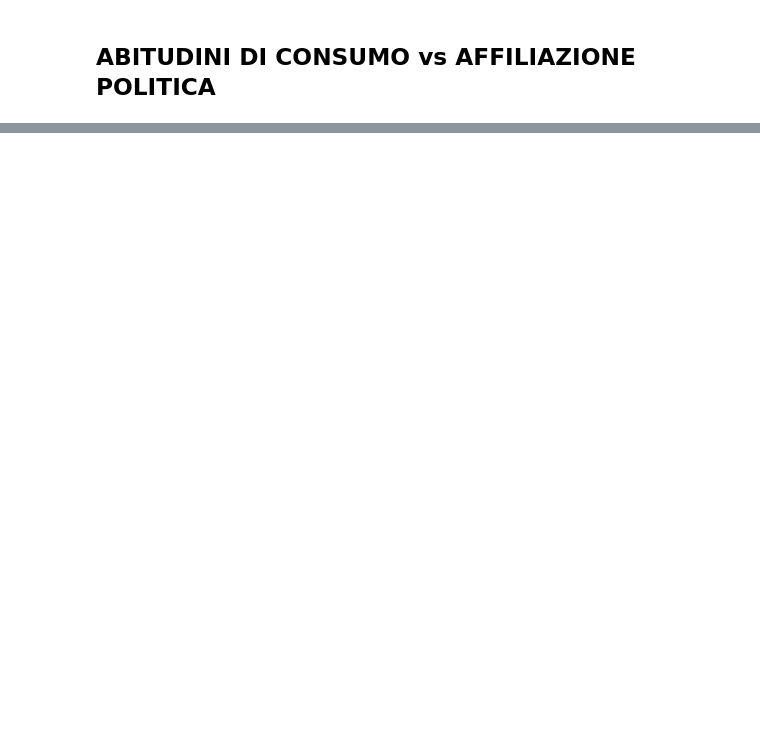
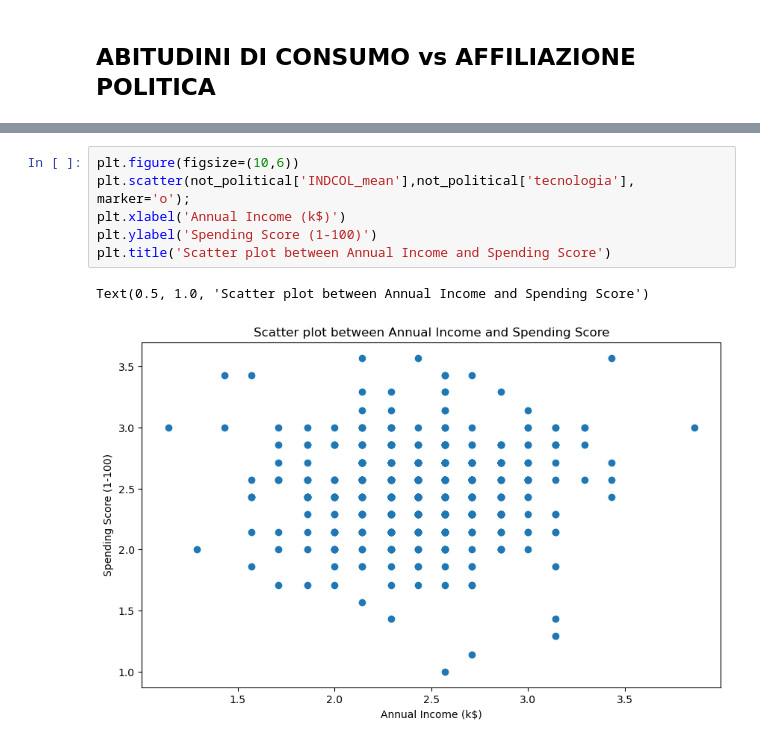
Before and after one commit to Francesca-Padovani/Survey_checks, a Jupyter notebook: Profilation/Profiling_users.ipynb, the cells around one changed output, grey strips where cells are left out. Cells and saved outputs as stored; diff of their text form; blank space fills up the shorter version.

```diff
--- a/Profilation/Profiling_users.ipynb
+++ b/Profilation/Profiling_users.ipynb
@@ -392,0 +376,9 @@ table_2
+# %%
+plt.figure(figsize=(10,6))
+plt.scatter(not_political['INDCOL_mean'],not_political['tecnologia'], marker='o');
+plt.xlabel('Annual Income (k$)')
+plt.ylabel('Spending Score (1-100)')
+plt.title('Scatter plot between Annual Income and Spending Score')
+# %% [output]
+Text(0.5, 1.0, 'Scatter plot between Annual Income and Spending Score')
+[figure, added]
```
Also changed, not shown: parts of 26 cells of this notebook, 1 other file.
